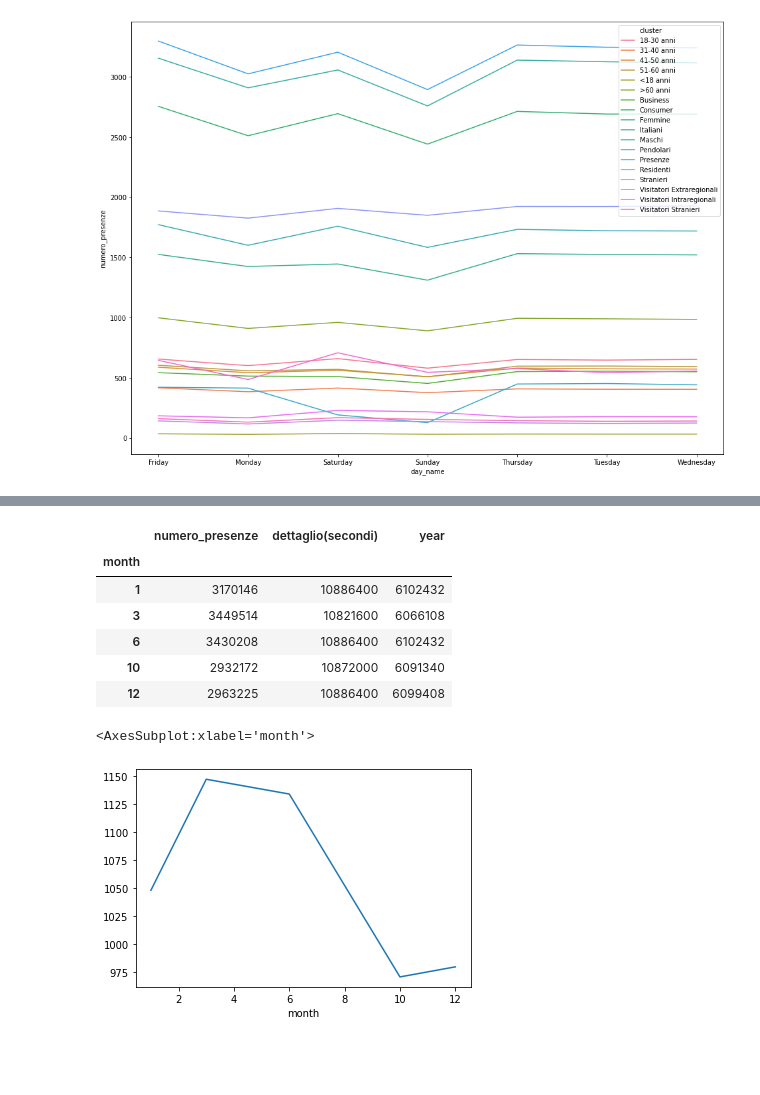
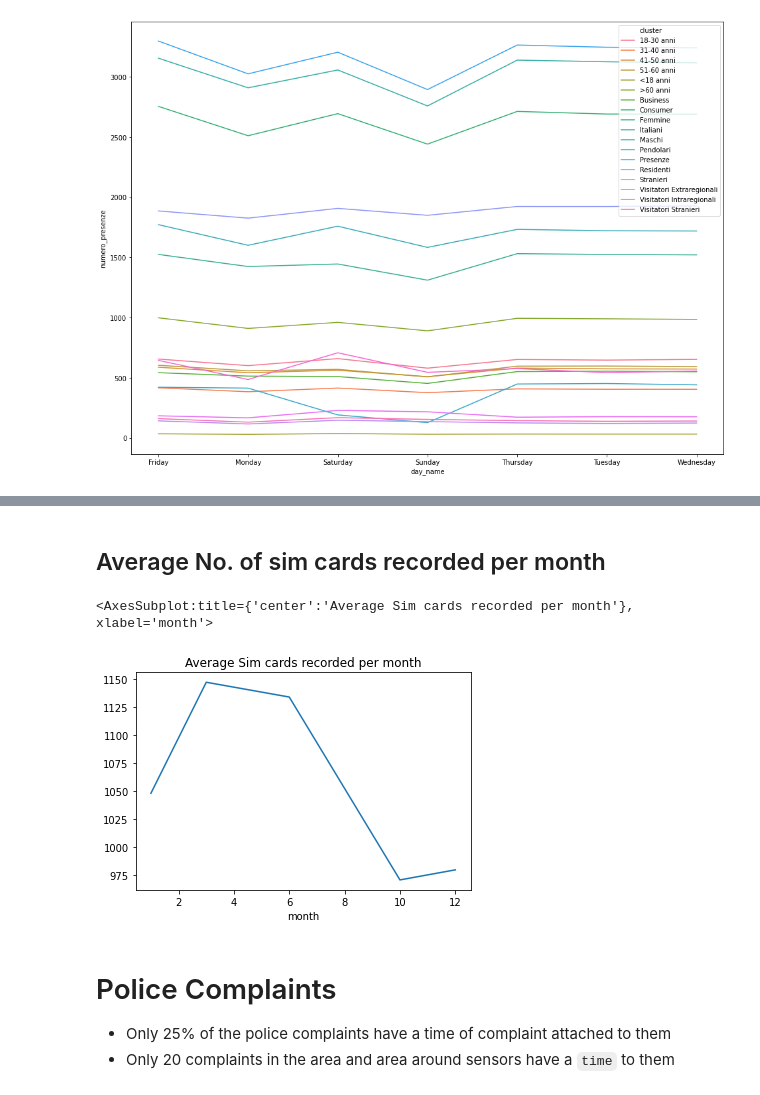
Before and after one commit to xssChauhan/torino-noise, a Jupyter notebook: Torino Data.ipynb, the cells around one changed output, grey strips where cells are left out. Drawn from its saved outputs; the diff is of its cells as text; code cells hidden in the pictures; blank space fills up the shorter version.

```diff
--- a/Torino Data.ipynb
+++ b/Torino Data.ipynb
@@ -278,15 +325,11 @@ sns.lineplot(x="day_name",  y="numero_presenze",hue="year", data=sim_df_summed)
-# %%
-sim_df.groupby("month").agg("sum")
-# %% [output]
-|  | numero_presenze | dettaglio(secondi) | year |
-| month |  |  |  |
-| 1 | 3170146 | 10886400 | 6102432 |
-| 3 | 3449514 | 10821600 | 6066108 |
-| 6 | 3430208 | 10886400 | 6102432 |
-| 10 | 2932172 | 10872000 | 6091340 |
-| 12 | 2963225 | 10886400 | 6099408 |
+# %% [markdown]
+## Average No. of sim cards recorded per month
 # %%
-sim_df.groupby("month")["numero_presenze"].agg("mean").plot()
+sim_df.groupby("month")["numero_presenze"].agg("mean").plot(title="Average Sim cards recorded per month")
 # %% [output]
-<AxesSubplot:xlabel='month'>
+<AxesSubplot:title={'center':'Average Sim cards recorded per month'}, xlabel='month'>
-[figure, old version]
+[figure, new version]
+# %% [markdown]
+# Police Complaints
+- Only 25% of the police complaints have a time of complaint attached to them
+- Only 20 complaints in the area and area around sensors have a `time` to them
```
Also changed, not shown: parts of 91 cells of this notebook, 9 other files.
